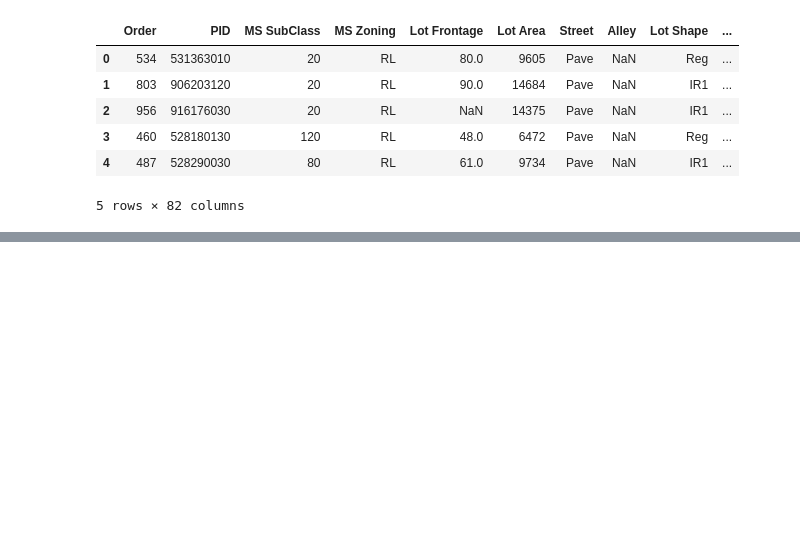
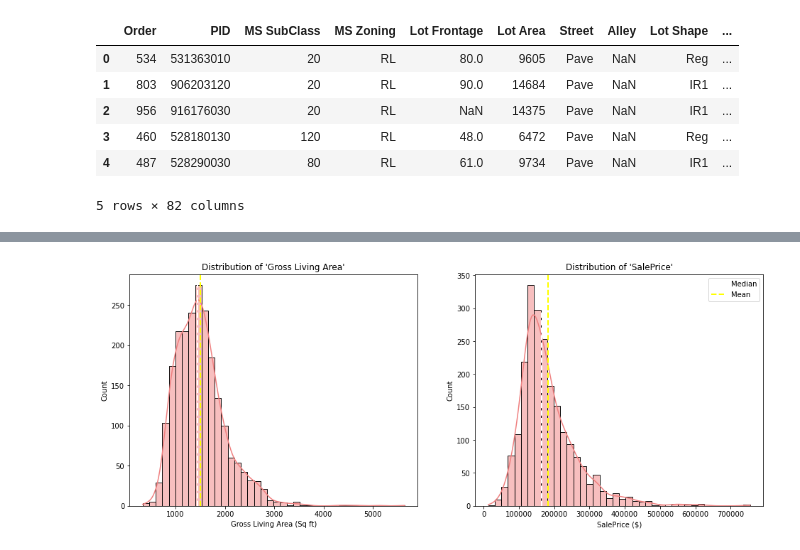
Before and after one commit to IfElseRun/Machine-Learning-Project, a Jupyter notebook: data_overview.ipynb, the cells around one changed output, grey strips where cells are left out. Saved outputs shown, nothing was run; the diff lists cells and outputs as text; code cells hidden in the pictures; blank space fills up the shorter version.

```diff
--- a/data_overview.ipynb
+++ b/data_overview.ipynb
@@ -19,0 +56,17 @@ Text(0.5, 1.0, 'Sale Price Distribution')
+# %%
+fig, ax = plt.subplots(figsize=(16,6), ncols=2)
+sns.histplot(data=train_dataset, x='Gr Liv Area',bins=40, kde=True, ax=ax[0], color = 'lightcoral')
+ax[0].axvline(train_dataset.loc[:,'Gr Liv Area'].median(), color='white', linestyle='dashed', linewidth=2, label='Median')
+ax[0].axvline(train_dataset.loc[:,'Gr Liv Area'].mean(), color='yellow', linestyle='dashed', linewidth=2, label='Mean')
+ax[0].set_title('Distribution of \'Gross Living Area\'', fontsize=12)
+ax[0].set_xlabel('Gross Living Area (Sq ft)')
+
+sns.histplot(data=train_dataset, x='SalePrice',bins=40, kde=True, ax=ax[1],color = 'lightcoral')
+ax[1].axvline(train_dataset.loc[:,'SalePrice'].median(), color='white', linestyle='dashed', linewidth=2, label='Median')
+ax[1].axvline(train_dataset.loc[:,'SalePrice'].mean(), color='yellow', linestyle='dashed', linewidth=2, label='Mean')
+ax[1].set_title('Distribution of \'SalePrice\'', fontsize=12)
+ax[1].set_xlabel('SalePrice ($)')
+plt.legend()
+plt.show()
+# %% [output]
+[figure, added]
```
Also changed, not shown: parts of 8 cells of this notebook, 10 other files.
